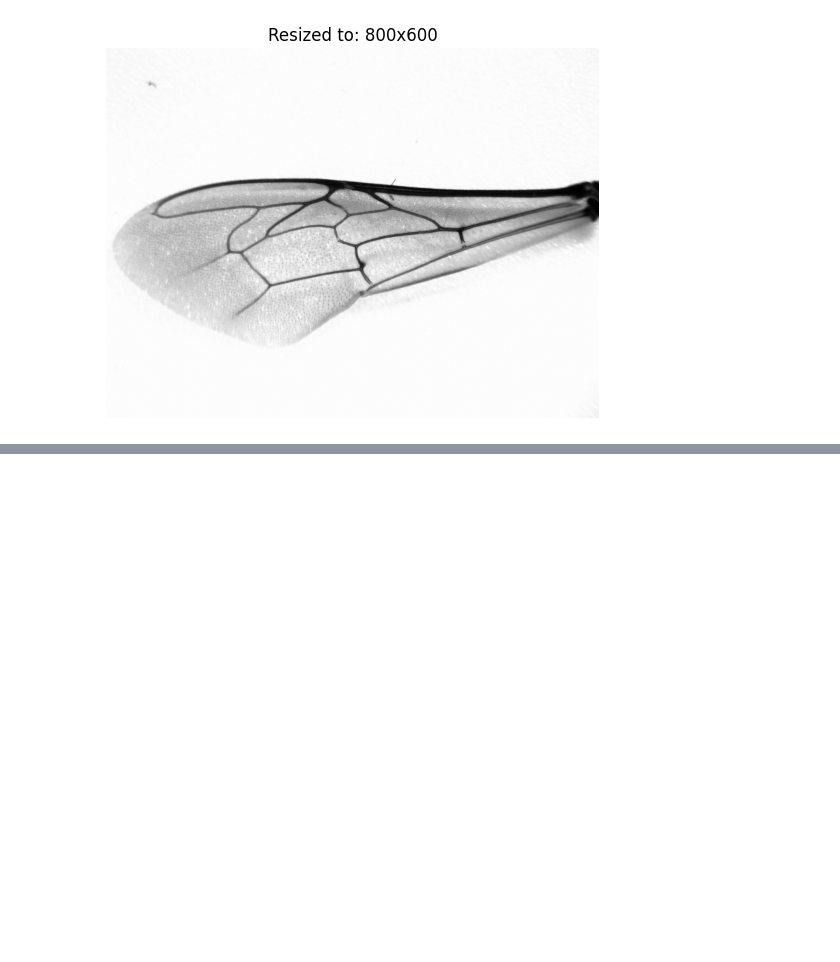
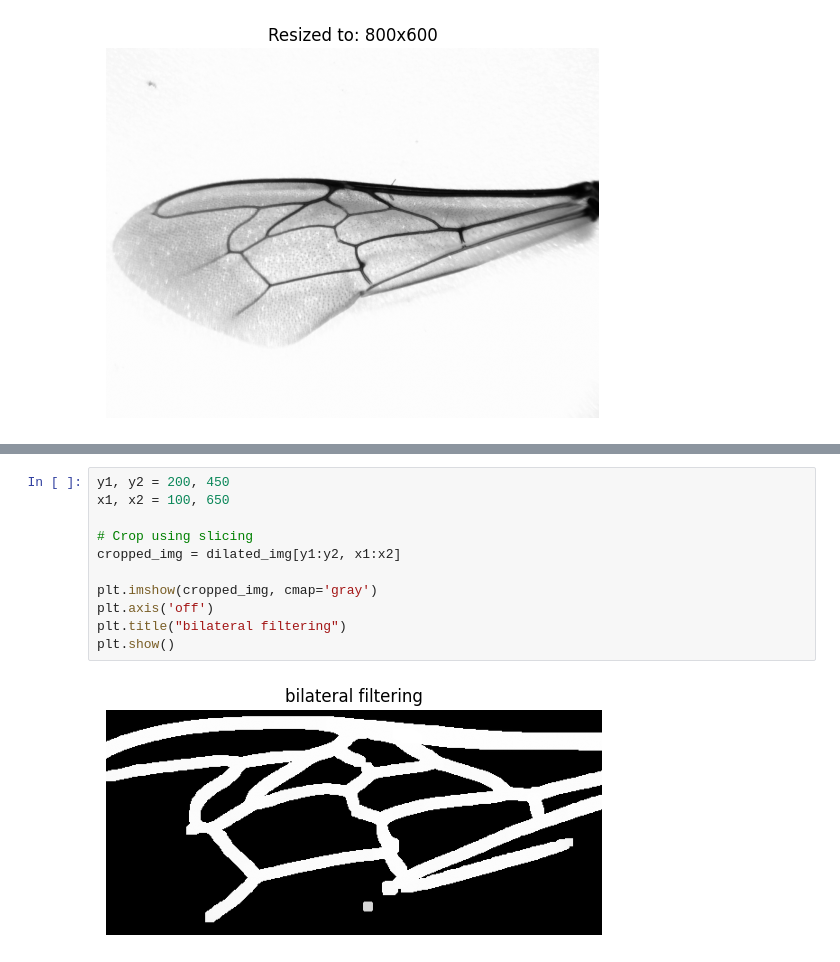
Before and after one commit to amiinemohamed/Bees-cv, a Jupyter notebook: Bees.ipynb, the cells around one changed output, grey strips where cells are left out. Drawn from its saved outputs; the diff is of its cells as text; blank space fills up the shorter version.

```diff
--- a/Bees.ipynb
+++ b/Bees.ipynb
@@ -78,0 +117,13 @@ _, thresh = cv2.threshold(dog_abs, 0, 255, cv2.THRESH_BINARY + cv2.THRESH_OTSU)
+# %%
+y1, y2 = 200, 450
+x1, x2 = 100, 650
+
+# Crop using slicing
+cropped_img = dilated_img[y1:y2, x1:x2]
+
+plt.imshow(cropped_img, cmap='gray')
+plt.axis('off')
+plt.title("bilateral filtering")
+plt.show()
+# %% [output]
+[figure, added]
```
Also changed, not shown: parts of 6 cells of this notebook.
